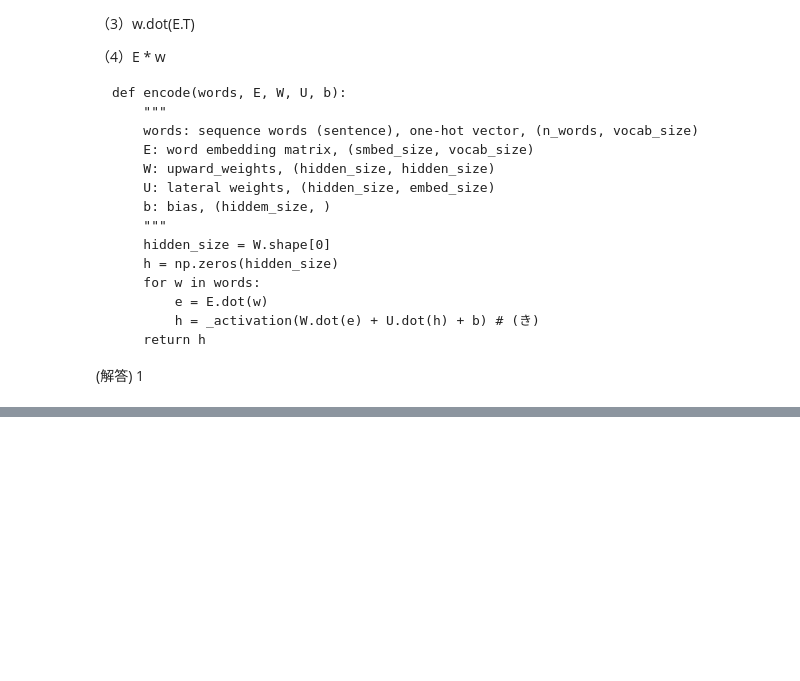
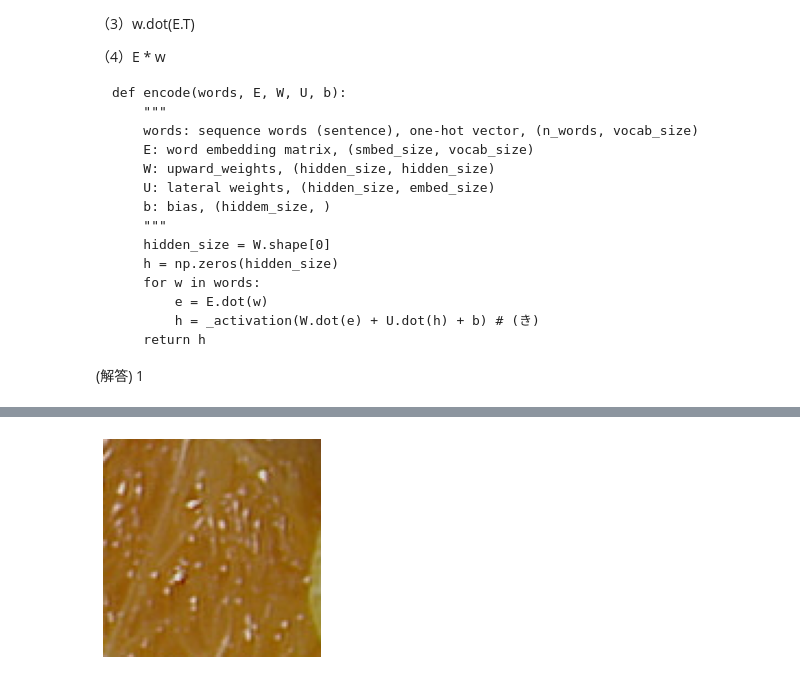
Before and after one commit to Takashi-Tokyo/studyai, a Jupyter notebook: Deep_learning_day3.ipynb, the cells around one changed output, grey strips where cells are left out. Cells and saved outputs as stored; diff of their text form; code cells hidden in the pictures; blank space fills up the shorter version.

```diff
--- a/Deep_learning_day3.ipynb
+++ b/Deep_learning_day3.ipynb
@@ -1963,0 +2068,10 @@ def encode(words, E, W, U, b):
+# %%
+#あるサイズを画像中からランダムに切り出す処理
+#TensorFlow/Keras APIのtf.image.random_cropを用いる
+#引数sizeで、切り出す画像のサイズを指定
+image = image_origin
+image = tf.image.random_crop(image, size=(100, 100, 3), seed=123)
+
+show_images([image.numpy()])
+# %% [output]
+[figure, added]
```
Also changed, not shown: parts of 47 cells of this notebook.
